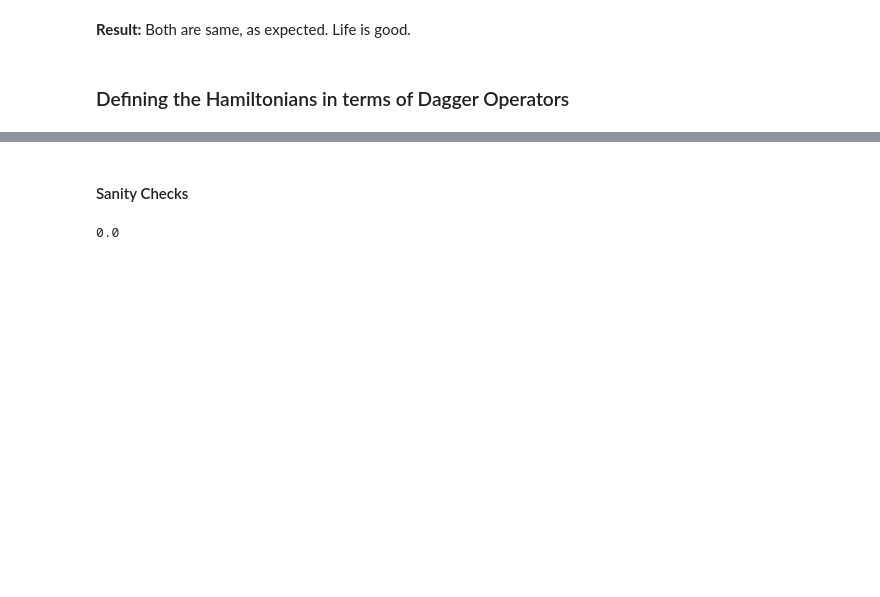
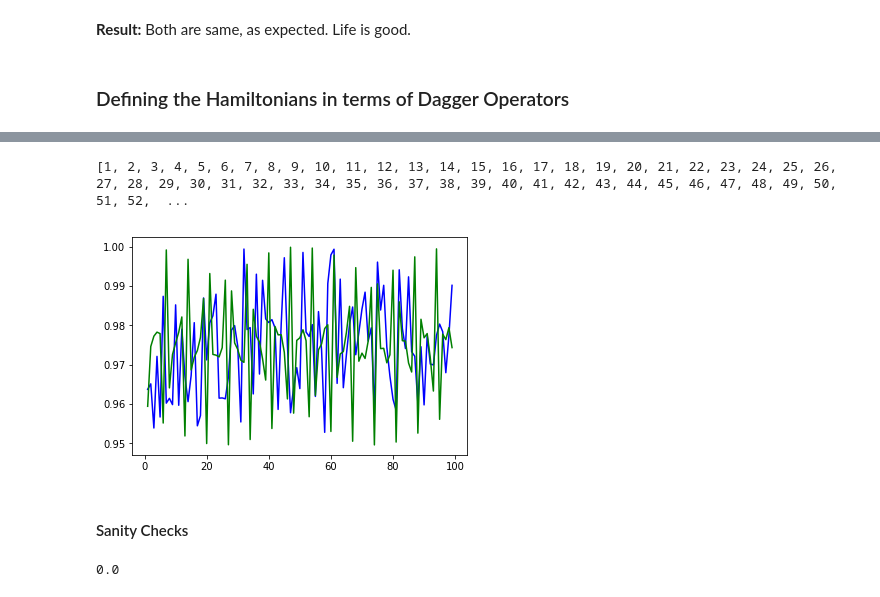
Before and after one commit to sanand13/Quantum-Adiabatic-Evolution, a Jupyter notebook: Physics 231 - Final Project.ipynb, the cells around one changed output, grey strips where cells are left out. Saved outputs shown, nothing was run; the diff lists cells and outputs as text; code cells hidden in the pictures; blank space fills up the shorter version.

Commit message:
fix time evolution

```diff
--- a/Physics 231 - Final Project.ipynb
+++ b/Physics 231 - Final Project.ipynb
@@ -139,0 +154,40 @@ SyntaxError: non-default argument follows default argument (<ipython-input-9-56b
+# %%
+# T = 10
+lam = 1
+b = 0
+H_t = 1j*np.zeros((5,5))
+time = np.arange(0,10,0.01)
+
+T_range = []
+prob1 = []
+prob2 = []
+
+psi_i = [1,0,0,0,0]
+
+for T in range(1,100):
+    time = np.arange(0,T,0.1)
+    for t in time:
+        H_t += (op_Hi(5)*(1-t/T) + op_Hf(5, b, lam)*(t/T))*0.1
+    #print(np.real(H_t))
+
+    H_t_2 = op_Hi(5)*(T/2) + op_Hf(5, b, lam)*(T/2)
+    #print(np.real(H_t_2))
+
+    psi_T1 = np.dot(expm(-1j*H_t),psi_i)
+    psi_T2 = np.dot(expm(-1j*H_t_2),psi_i)
+    #print(psi_T)
+    #print(np.absolute(psi_T))
+
+    T_range.append(T)
+    prob1.append(np.absolute(psi_T1)[0])
+    prob2.append(np.absolute(psi_T2)[0])
+
+print(T_range)
+# %% [output]
+[1, 2, 3, 4, 5, 6, 7, 8, 9, 10, 11, 12, 13, 14, 15, 16, 17, 18, 19, 20, 21, 22, 23, 24, 25, 26, 27, 28, 29, 30, 31, 32, 33, 34, 35, 36, 37, 38, 39, 40, 41, 42, 43, 44, 45, 46, 47, 48, 49, 50, 51, 52,  ...
+# %%
+plt.plot(T_range, prob1, color = 'b')
+plt.plot(T_range, prob2, color = 'g')
+plt.show()
+# %% [output]
+[figure, added]
```
Also changed, not shown: parts of 8 cells of this notebook.
